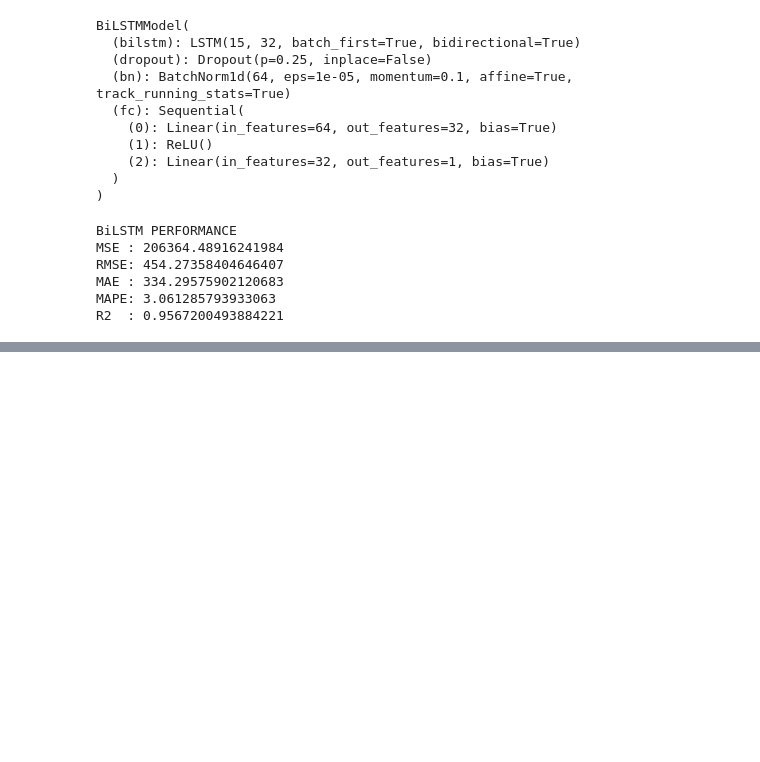
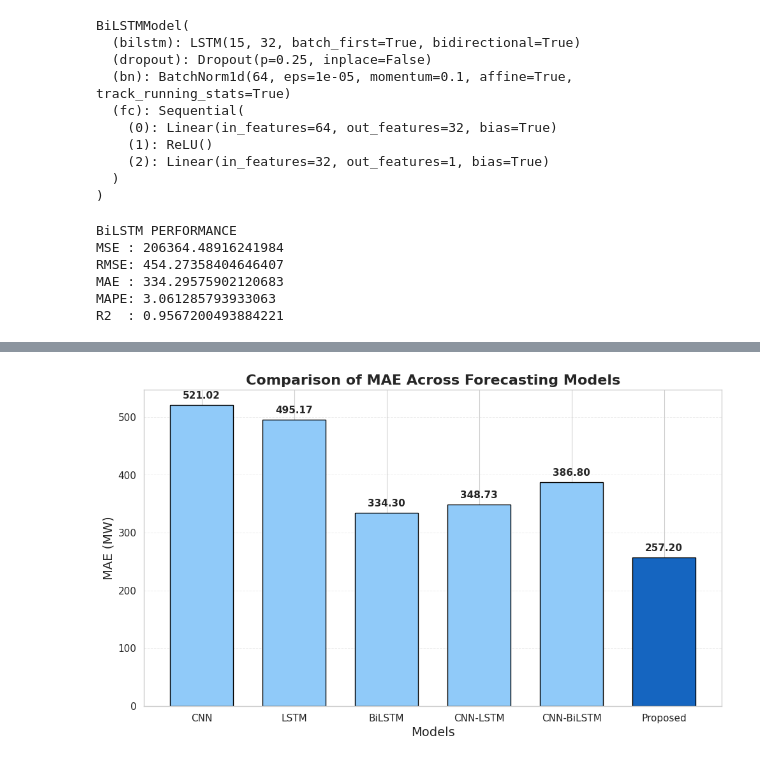
Before and after one commit to Joydas2003/Electrical-Load-Forcasting-Ml, a Jupyter notebook: Machine Learning Based short term Electrical Load Forcasting.ipynb, the cells around one changed output, grey strips where cells are left out. Saved outputs shown, nothing was run; the diff lists cells and outputs as text; code cells hidden in the pictures; blank space fills up the shorter version.

```diff
--- a/Machine Learning Based short term Electrical Load Forcasting.ipynb
+++ b/Machine Learning Based short term Electrical Load Forcasting.ipynb
@@ -3448,0 +3541,10 @@ plt.close()
+# %%
+create_metric_plot(
+    scores=mae_scores,
+    ylabel="MAE (MW)",
+    title="Comparison of MAE Across Forecasting Models",
+    filename="Figure_MAE_Comparison.png",
+    decimals=2
+)
+# %% [output]
+[figure, added]
```
Also changed, not shown: parts of 6 cells of this notebook.
